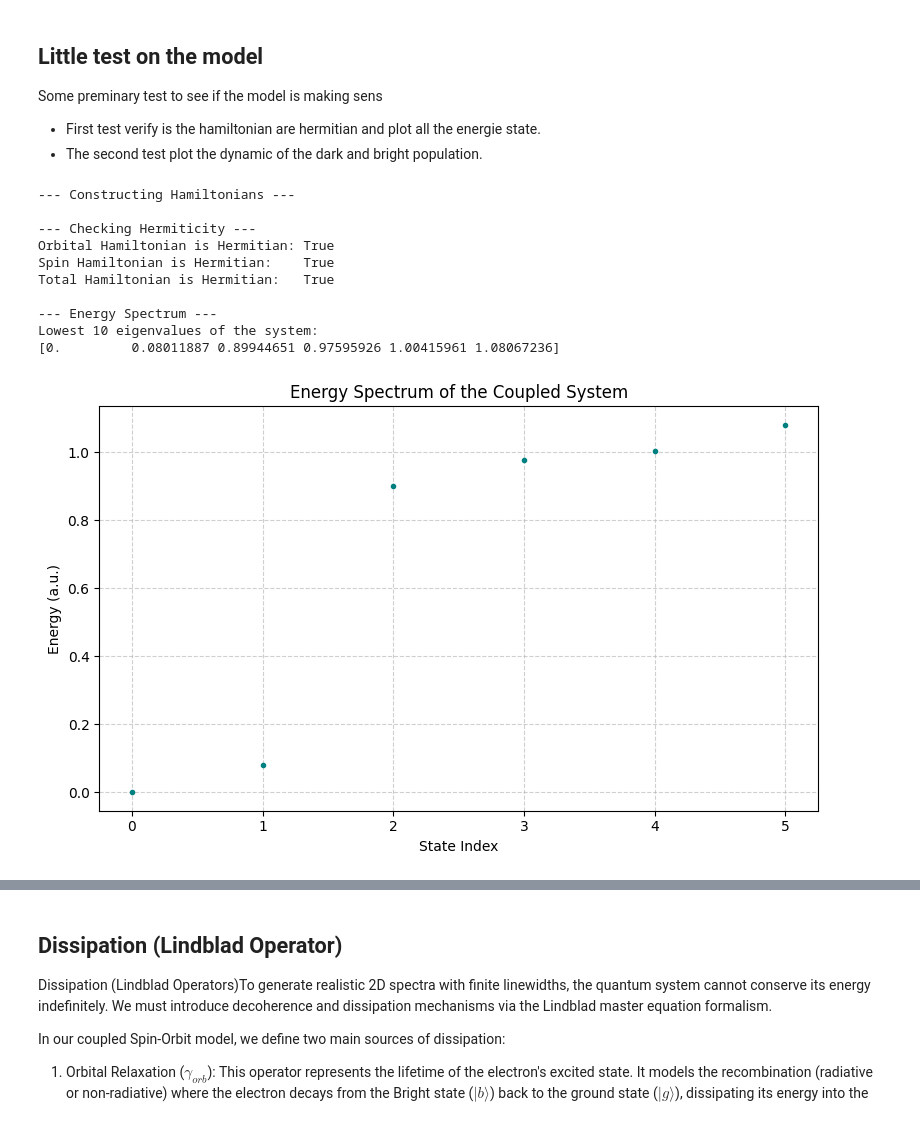
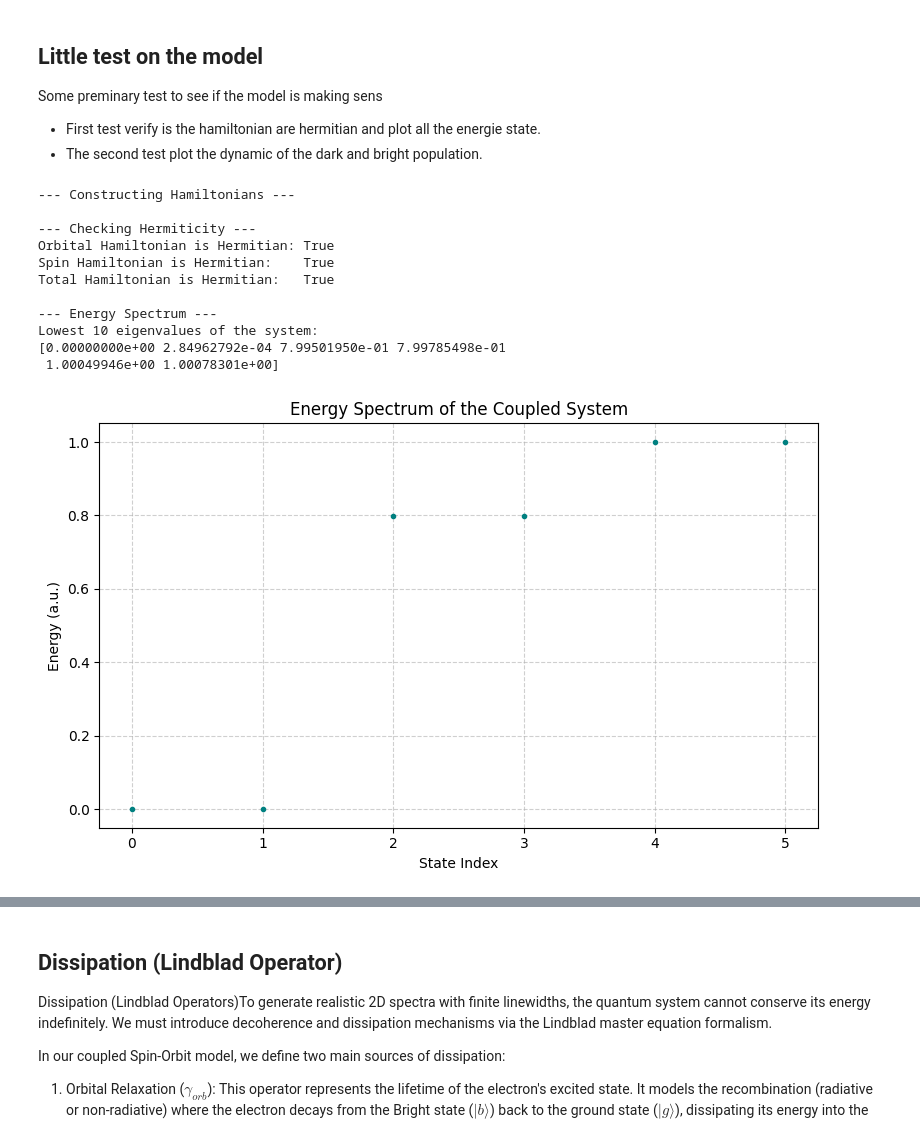
Before and after one commit to SilvaScience/QuDPy, a Jupyter notebook: examples/Spin-Orbite_model.ipynb, the cells around one changed output, grey strips where cells are left out. Drawn from its saved outputs; the diff is of its cells as text; code cells hidden in the pictures.

```diff
--- a/examples/Spin-Orbite_model.ipynb
+++ b/examples/Spin-Orbite_model.ipynb
@@ -359,7 +361,7 @@ Some preminary test to see if the model is making sens
 N_modes=1
 T=5
 T_SP_0 = 14
-B=0
+B=1
 J=1
 delta_0= 0.01
 beta= 0.5
@@ -370,24 +372,25 @@ E_B = 1
 # %%
 
 params_spin_dict = {
     'T': T, 'B': B, 'J': J, 'T_SP_0': T_SP_0,
     'delta_0': delta_0, 'beta': beta,
     'max_bosons_per_mode': 2, 'max_total_triplons': 1
 }
 
 params_orb_dict = {'Delta_dark': E_d, 'Delta_bright': E_B}
-lambda_soclambda_soc = 0.001
+lambda_soc = 0.001
 analyze_system_spectrum(1, params_spin_dict, params_orb_dict, lambda_soc=lambda_soc)
 # %% [output]
 --- Constructing Hamiltonians ---
 
 --- Checking Hermiticity ---
 Orbital Hamiltonian is Hermitian: True
 Spin Hamiltonian is Hermitian:    True
 Total Hamiltonian is Hermitian:   True
 
 --- Energy Spectrum ---
 Lowest 10 eigenvalues of the system:
-[0.         0.08011887 0.89944651 0.97595926 1.00415961 1.08067236]
+[0.00000000e+00 2.84962792e-04 7.99501950e-01 7.99785498e-01
+ 1.00049946e+00 1.00078301e+00]
-[figure, old version]
+[figure, new version]
 # %%
```
Also changed, not shown: parts of 5 cells of this notebook, 1 other file.
